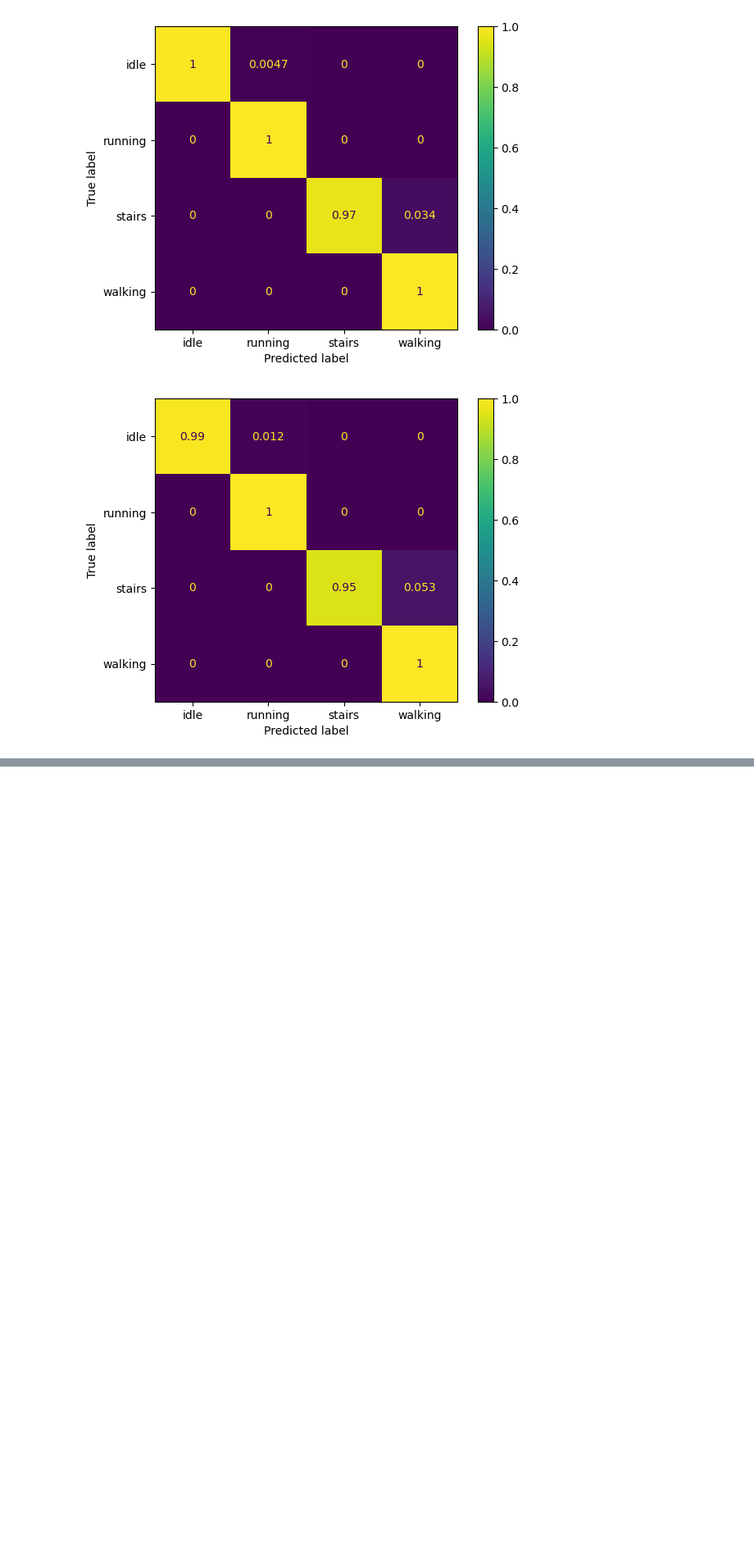
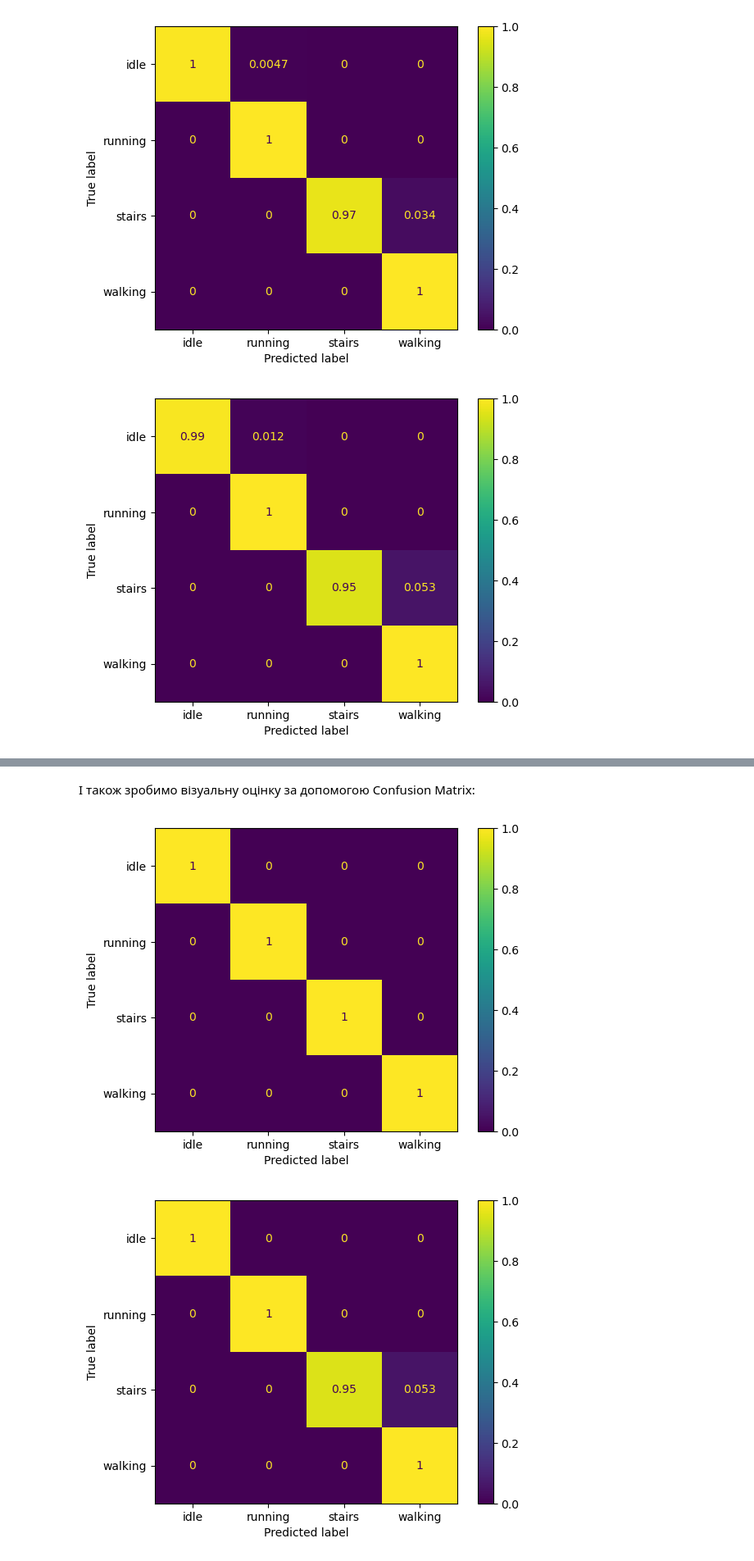
Before and after one commit to Korniev/Data-Sciense, a Jupyter notebook: hw_05/hw_05.ipynb, the cells around one changed output, grey strips where cells are left out. Shown at 82% size. Cells and saved outputs as stored; diff of their text form; code cells hidden in the pictures; blank space fills up the shorter version.

Commit message:
added train and predict with forest classifier

```diff
--- a/hw_05/hw_05.ipynb
+++ b/hw_05/hw_05.ipynb
@@ -266,0 +269,3 @@ matrix_test=ConfusionMatrixDisplay.from_estimator(svc_rbf_clf, X_test, y_test, n
+# %%
+rand_forrest_clf = RandomForestClassifier(n_estimators=100, random_state=42)
+rand_forrest_clf.fit(X_train, y_train)
@@ -266,0 +295,8 @@ matrix_test=ConfusionMatrixDisplay.from_estimator(svc_rbf_clf, X_test, y_test, n
+# %% [markdown]
+І також зробимо візуальну оцінку за допомогою Confusion Matrix:
+# %%
+matrix_train=ConfusionMatrixDisplay.from_estimator(rand_forrest_clf, X_train, y_train, normalize='true')
+matrix_test=ConfusionMatrixDisplay.from_estimator(rand_forrest_clf, X_test, y_test, normalize='true')
+# %% [output]
+[figure, added]
+[figure, added]
```
Also changed, not shown: parts of 3 cells of this notebook.
